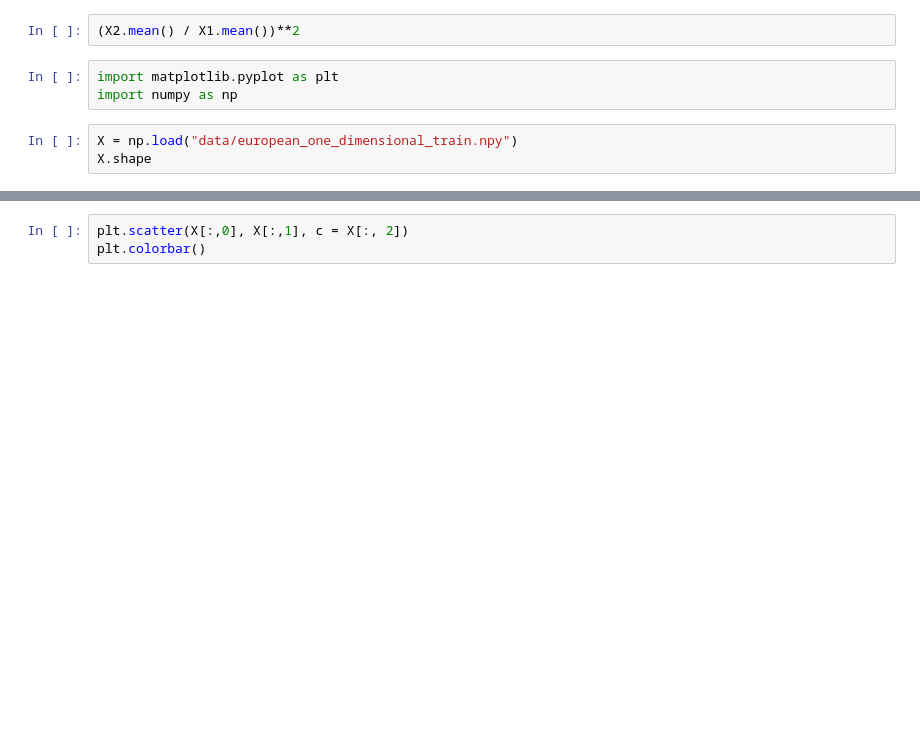
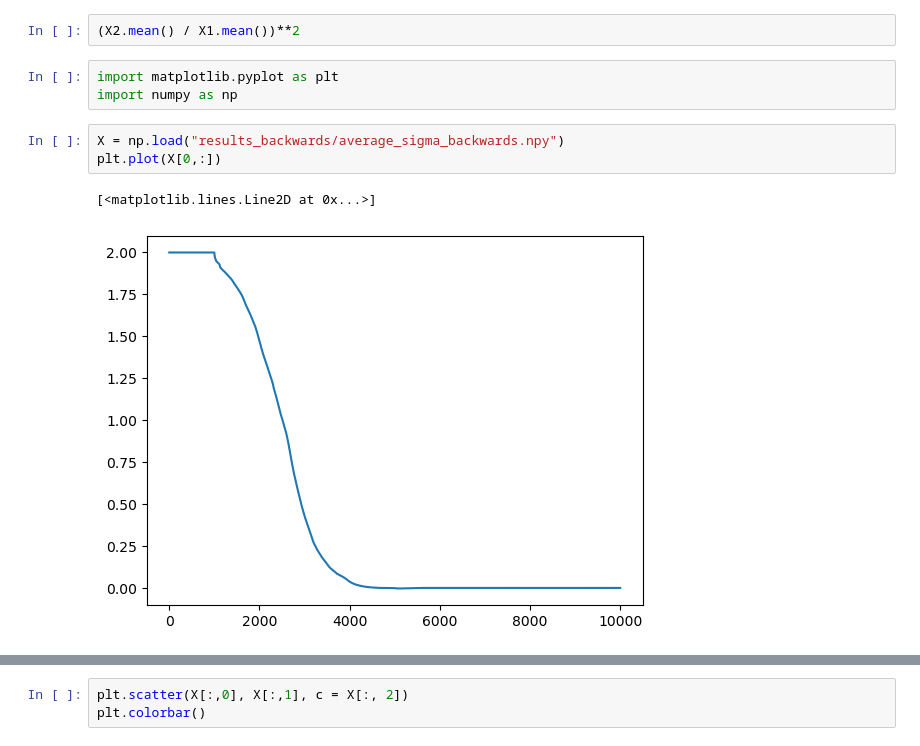
Before and after one commit to SigurdHuse/master_project, a Jupyter notebook: test.ipynb, the cells around one changed output, grey strips where cells are left out. Saved outputs shown, nothing was run; the diff lists cells and outputs as text; blank space fills up the shorter version.

Commit message:
Fix multi-dimensional case

```diff
--- a/test.ipynb
+++ b/test.ipynb
@@ -177,5 +177,8 @@ print(f"{X2.std():e}")
 import matplotlib.pyplot as plt
 import numpy as np
 # %%
-X = np.load("data/european_one_dimensional_train.npy")
-X.shape
+X = np.load("results_backwards/average_sigma_backwards.npy")
+plt.plot(X[0,:])
+# %% [output]
+[<matplotlib.lines.Line2D at 0x...>]
+[figure, added]
```
Also changed, not shown: parts of 16 cells of this notebook, 13 other files.
